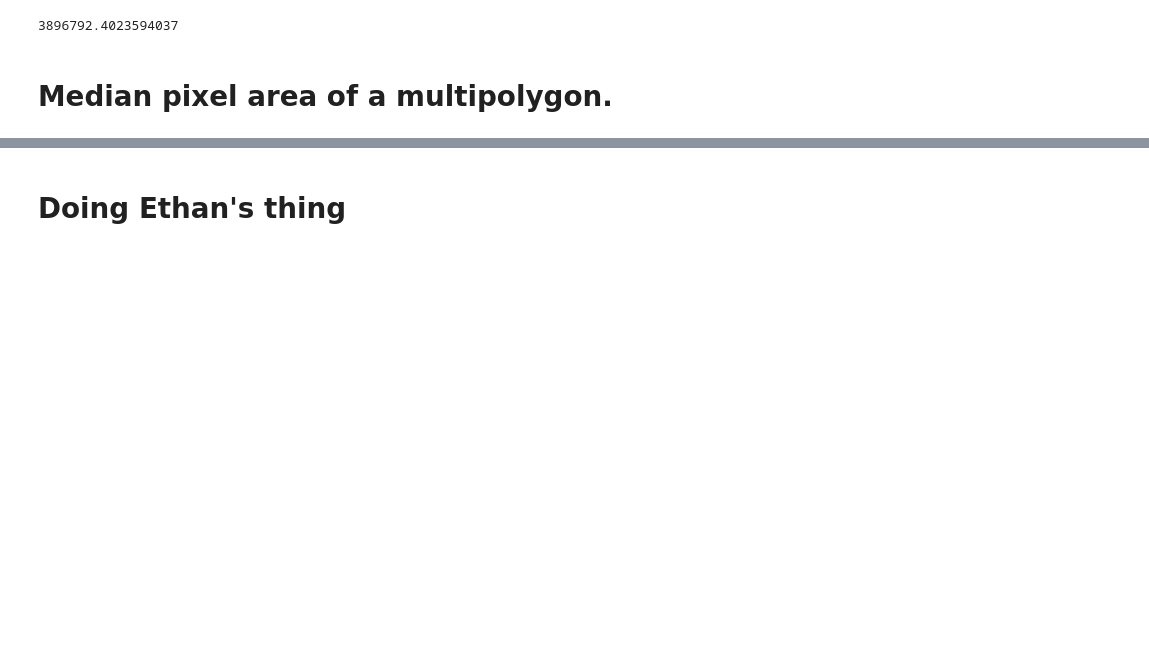
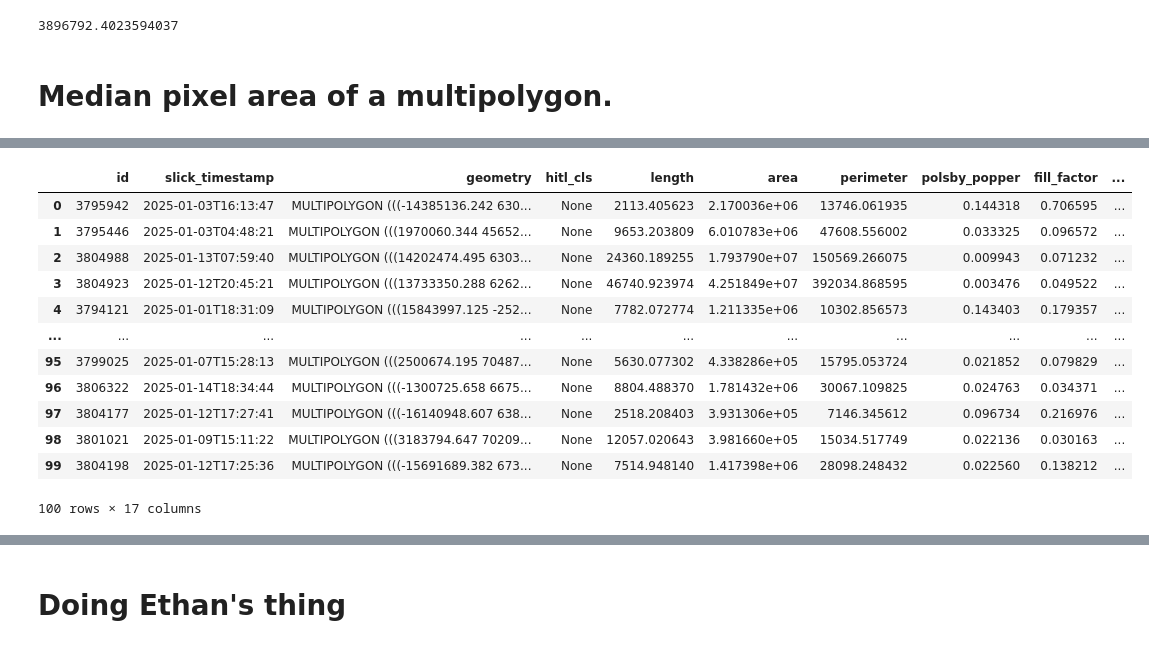
Before and after one commit to SkyTruth/cerulean-cloud, a Jupyter notebook: notebooks/nrt_dataPrep.ipynb, the cells around one changed output, grey strips where cells are left out. Saved outputs shown, nothing was run; the diff lists cells and outputs as text; code cells hidden in the pictures; blank space fills up the shorter version.

```diff
--- a/notebooks/nrt_dataPrep.ipynb
+++ b/notebooks/nrt_dataPrep.ipynb
@@ -10,7 +10,7 @@ hitl_gdf = gpd.GeoDataFrame(
     df,
     geometry="st_astext",
     crs="EPSG:4326"  # adjust if coordinates are not lon/lat
-)
+).drop_duplicates(subset=['id'], keep='first')
 
 hitl_gdf.crs
 # %% [output]
@@ -106,0 +115,28 @@ hitl_gdf_newProj_red.to_csv('/Users/brendanjarrell/Desktop/hitl_featsAdded_01132
+# %%
+df = pd.read_csv("/Users/brendanjarrell/Desktop/unattributed_noCollation_sampleData.csv")
+
+
+filtered_unatt = (df[['id', 'slick_timestamp', 'geometry', 'hitl_cls',
+       'length', 'area', 'perimeter','polsby_popper', 'fill_factor', 'centerlines', 'aspect_ratio_factor', 'machine_confidence',
+       'max_source_collated_score']])
+filtered_unatt['machine_cls'] = df['cls']
+filtered_unatt['hitl_cls'] = None
+
+gdf = gpd.GeoDataFrame(
+    filtered_unatt,
+    geometry=gpd.GeoSeries.from_wkt(filtered_unatt["geometry"]),
+    crs="EPSG:4326"
+).drop_duplicates(subset=['id'], keep='first')
+
+filt_newProj = gdf.to_crs('EPSG:6933')
+
+filt_newProj['geometry_count'] = filt_newProj['geometry'].apply(lambda geom: len(geom.geoms))
+filt_newProj['largest_area'] = filt_newProj['geometry'].apply(lambda geom: max(part.area for part in geom.geoms))
+
+def median_area(multipoly):
+    num_geom = len(multipoly.geoms)
+    middle = num_geom // 2
+    areas = [part.area for part in multipoly.geoms]
+    return sorted(areas)[middle]
+
+filt_newProj['median_area'] = filt_newProj['geometry'].apply(median_area)
@@ -106,0 +154,18 @@ hitl_gdf_newProj_red.to_csv('/Users/brendanjarrell/Desktop/hitl_featsAdded_01132
+# %%
+filt_arfSorted = filt_newProj.sort_values(by='max_source_collated_score', ascending=False).iloc[:100]
+
+filt_arfSorted
+# %% [output]
+|  | id | slick_timestamp | geometry | hitl_cls | length | area | perimeter | polsby_popper | fill_factor | ... |
+| 0 | 3795942 | 2025-01-03T16:13:47 | MULTIPOLYGON (((-14385136.242 630... | None | 2113.405623 | 2.170036e+06 | 13746.061935 | 0.144318 | 0.706595 | ... |
+| 1 | 3795446 | 2025-01-03T04:48:21 | MULTIPOLYGON (((1970060.344 45652... | None | 9653.203809 | 6.010783e+06 | 47608.556002 | 0.033325 | 0.096572 | ... |
+| 2 | 3804988 | 2025-01-13T07:59:40 | MULTIPOLYGON (((14202474.495 6303... | None | 24360.189255 | 1.793790e+07 | 150569.266075 | 0.009943 | 0.071232 | ... |
+| 3 | 3804923 | 2025-01-12T20:45:21 | MULTIPOLYGON (((13733350.288 6262... | None | 46740.923974 | 4.251849e+07 | 392034.868595 | 0.003476 | 0.049522 | ... |
+| 4 | 3794121 | 2025-01-01T18:31:09 | MULTIPOLYGON (((15843997.125 -252... | None | 7782.072774 | 1.211335e+06 | 10302.856573 | 0.143403 | 0.179357 | ... |
+| ... | ... | ... | ... | ... | ... | ... | ... | ... | ... | ... |
+| 95 | 3799025 | 2025-01-07T15:28:13 | MULTIPOLYGON (((2500674.195 70487... | None | 5630.077302 | 4.338286e+05 | 15795.053724 | 0.021852 | 0.079829 | ... |
+| 96 | 3806322 | 2025-01-14T18:34:44 | MULTIPOLYGON (((-1300725.658 6675... | None | 8804.488370 | 1.781432e+06 | 30067.109825 | 0.024763 | 0.034371 | ... |
+| 97 | 3804177 | 2025-01-12T17:27:41 | MULTIPOLYGON (((-16140948.607 638... | None | 2518.208403 | 3.931306e+05 | 7146.345612 | 0.096734 | 0.216976 | ... |
+| 98 | 3801021 | 2025-01-09T15:11:22 | MULTIPOLYGON (((3183794.647 70209... | None | 12057.020643 | 3.981660e+05 | 15034.517749 | 0.022136 | 0.030163 | ... |
+| 99 | 3804198 | 2025-01-12T17:25:36 | MULTIPOLYGON (((-15691689.382 673... | None | 7514.948140 | 1.417398e+06 | 28098.248432 | 0.022560 | 0.138212 | ... |
+100 rows × 17 columns
```
Also changed, not shown: parts of 20 cells of this notebook, 1 other file.
